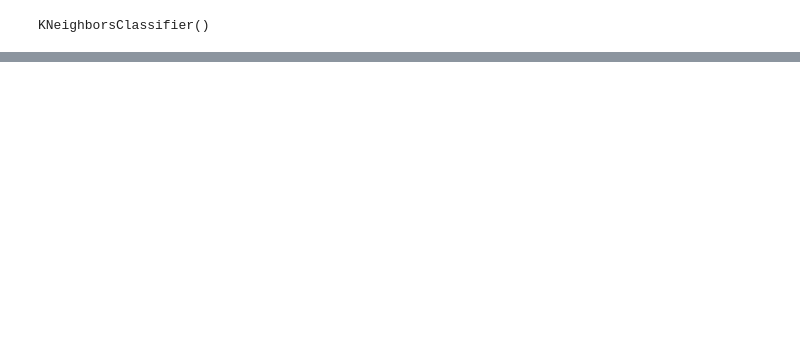
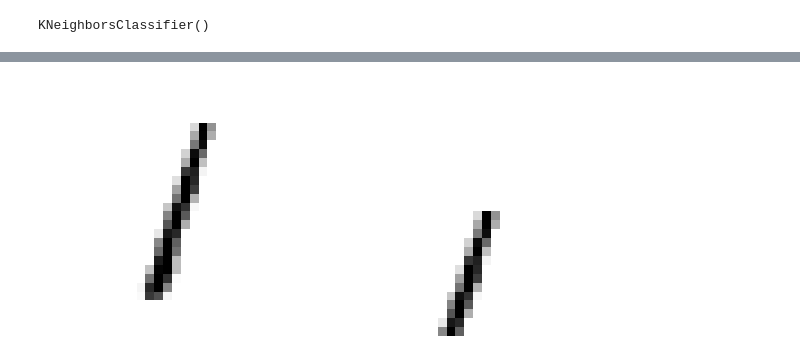
Before and after one commit to CODEPAC/hands_on_ml2_ex, a Jupyter notebook: 3._Classification.ipynb, the cells around one changed output, grey strips where cells are left out. Drawn from its saved outputs; the diff is of its cells as text; code cells hidden in the pictures; blank space fills up the shorter version.

Commit message:
Added pixel shifting

```diff
--- a/3._Classification.ipynb
+++ b/3._Classification.ipynb
@@ -465,0 +502,5 @@ plot_digits([X_test_mod[2],clean_digit])
+# %%
+test_img = shift(X_test[2].reshape(28,28), [10,4] ,cval=0)
+plot_digits([X_test[2], test_img])
+# %% [output]
+[figure, added]
```
Also changed, not shown: parts of 15 cells of this notebook.
